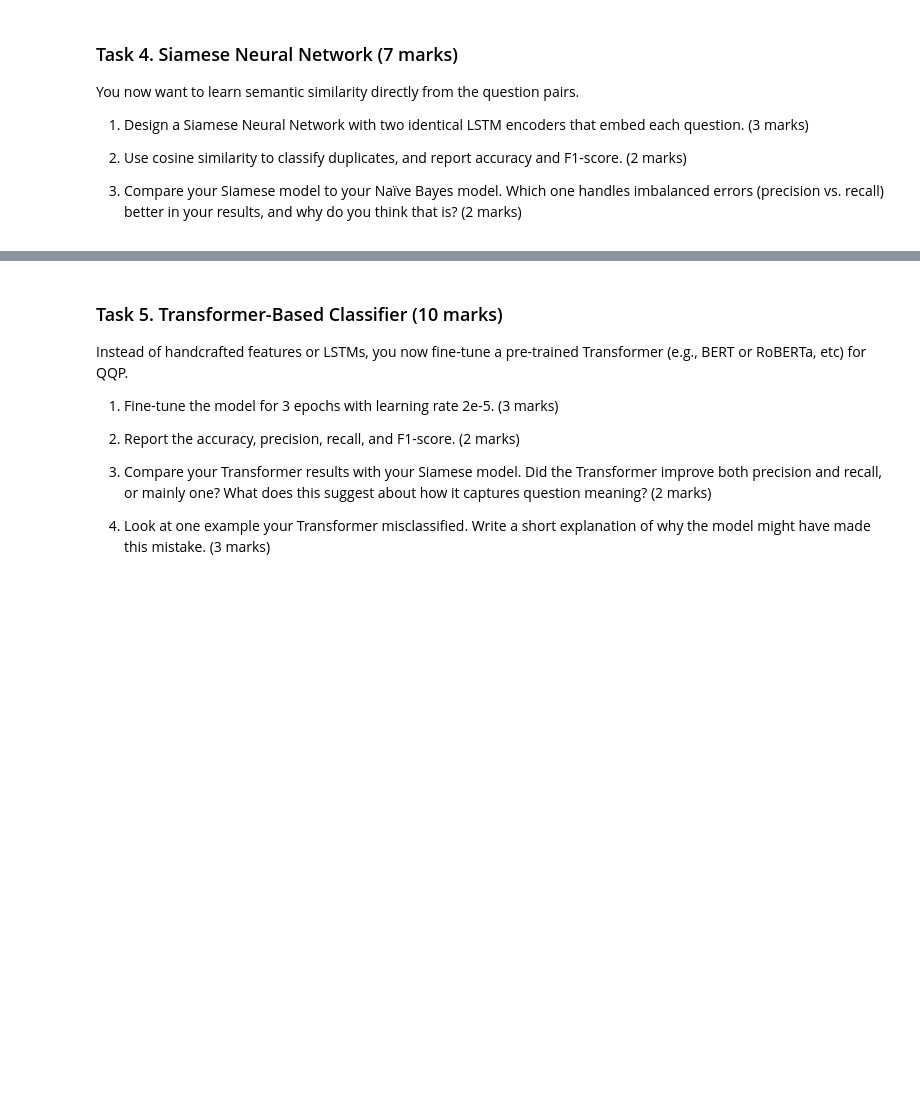
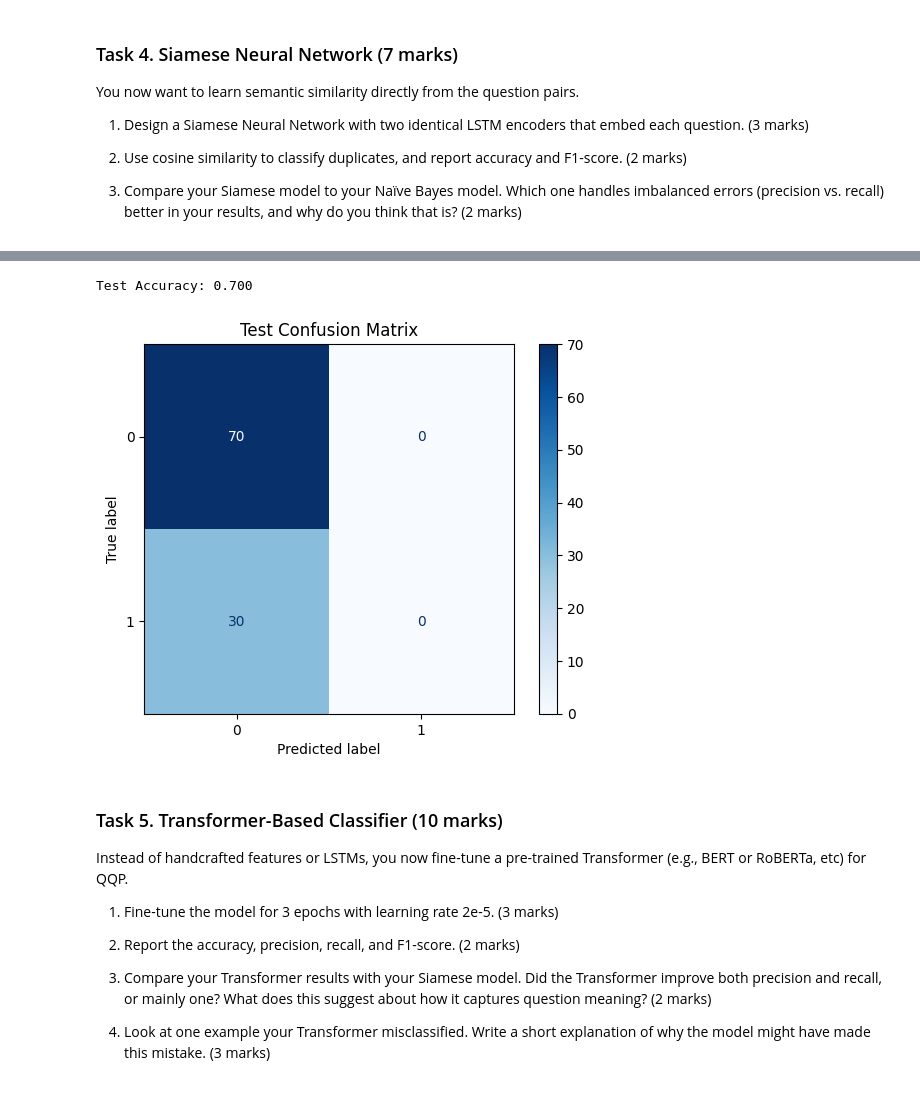
Before and after one commit to MaishaHaque/AI_for_Text, a Jupyter notebook: Assignment2.ipynb, the cells around one changed output, grey strips where cells are left out. Cells and saved outputs as stored; diff of their text form; code cells hidden in the pictures; blank space fills up the shorter version.

```diff
--- a/Assignment2.ipynb
+++ b/Assignment2.ipynb
@@ -780,3 +1135,36 @@ TypeError: forward() takes 3 positional arguments but 5 were given
+# %%
+from sklearn.metrics import confusion_matrix, ConfusionMatrixDisplay
+
+# --- Evaluate on test set ---
+classifier_model.eval()
+all_preds = []
+all_labels = []
+
+with torch.no_grad():
+    for batch in test_iterator:
+        ids1 = batch['ids1'].to(DEVICE)
+        ids2 = batch['ids2'].to(DEVICE)
+        labels = batch['labels'].to(DEVICE).float()
+
+        outputs = classifier_model(ids1, ids2).squeeze(-1)
+        preds = (torch.sigmoid(outputs) >= 0.5).cpu().numpy().astype(int)
+
+        all_preds.extend(preds)
+        all_labels.extend(labels.cpu().numpy().astype(int))
+
+# Accuracy
+test_acc = accuracy_score(all_labels, all_preds)
+print(f'Test Accuracy: {test_acc:.3f}')
+
+# Confusion matrix
+cm = confusion_matrix(all_labels, all_preds)
+disp = ConfusionMatrixDisplay(confusion_matrix=cm, display_labels=[0,1])
+disp.plot(cmap=plt.cm.Blues)
+plt.title("Test Confusion Matrix")
+plt.show()
+# %% [output]
+Test Accuracy: 0.700
+[figure, added]
 # %% [markdown]
 ### Task 5. Transformer-Based Classifier (10 marks)
 
```
Also changed, not shown: parts of 63 cells of this notebook, 1 other file.
